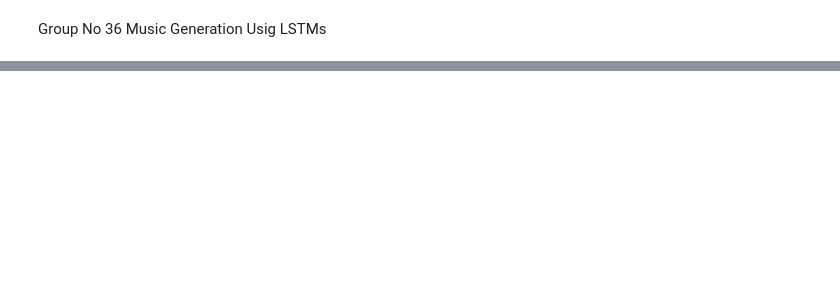
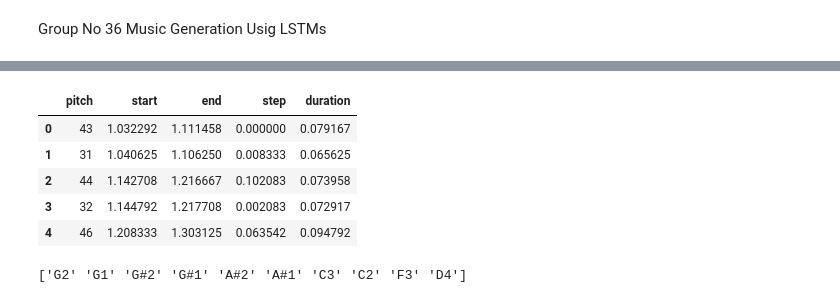
Before and after one commit to Pabasara715/MusicGeneration-AI-Project, a Jupyter notebook: Music_Generation.ipynb, the cells around one changed output, grey strips where cells are left out. Cells and saved outputs as stored; diff of their text form; code cells hidden in the pictures; blank space fills up the shorter version.

```diff
--- a/Music_Generation.ipynb
+++ b/Music_Generation.ipynb
@@ -40,0 +41,18 @@ Number of files: 0
+# %%
+# analyzing and working with a sample file
+
+sample_file = filenames[1]
+print(sample_file)
+
+pm = pretty_midi.PrettyMIDI(sample_file)
+
+print('Number of instruments:', len(pm.instruments))
+instrument = pm.instruments[0]
+instrument_name = pretty_midi.program_to_instrument_name(instrument.program)
+print('Instrument name:', instrument_name)
+
+# Extracting the notes
+for i, note in enumerate(instrument.notes[:10]):
+    note_name = pretty_midi.note_number_to_name(note.pitch)
+    duration = note.end - note.start
+    print(f'{i}: pitch={note.pitch}, note_name={note_name}, duration={duration:.4f}')
@@ -40,0 +73,59 @@ Number of files: 0
+# %%
+# Extracting the notes from the sample MIDI file
+
+def midi_to_notes(midi_file: str) -> pd.DataFrame:
+    pm = pretty_midi.PrettyMIDI(midi_file)
+    instrument = pm.instruments[0]
+    notes = collections.defaultdict(list)
+
+    # Sort the notes by start time
+    sorted_notes = sorted(instrument.notes, key=lambda note: note.start)
+    prev_start = sorted_notes[0].start
+
+    for note in sorted_notes:
+        start = note.start
+        end = note.end
+        notes['pitch'].append(note.pitch)
+        notes['start'].append(start)
+        notes['end'].append(end)
+        notes['step'].append(start - prev_start)
+        notes['duration'].append(end - start)
+        prev_start = start
+
+    return pd.DataFrame({name: np.array(value) for name, value in notes.items()})
+
+raw_notes = midi_to_notes(sample_file)
+raw_notes.head()
+# %% [output]
+|  | pitch | start | end | step | duration |
+| 0 | 43 | 1.032292 | 1.111458 | 0.000000 | 0.079167 |
+| 1 | 31 | 1.040625 | 1.106250 | 0.008333 | 0.065625 |
+| 2 | 44 | 1.142708 | 1.216667 | 0.102083 | 0.073958 |
+| 3 | 32 | 1.144792 | 1.217708 | 0.002083 | 0.072917 |
+| 4 | 46 | 1.208333 | 1.303125 | 0.063542 | 0.094792 |
+# %%
+# Converting to note names by considering the respective pitch values
+
+get_note_names = np.vectorize(pretty_midi.note_number_to_name)
+sample_note_names = get_note_names(raw_notes['pitch'])
+print(sample_note_names[:10])
+
+# Visualizing the paramaters of the muscial notes of the piano
+
+def plot_piano_roll(notes: pd.DataFrame, count: Optional[int] = None):
+    if count:
+        title = f'First {count} notes'
+    else:
+        title = f'Whole track'
+        count = len(notes['pitch'])
+
+        plt.figure(figsize=(20, 4))
+        plot_pitch = np.stack([notes['pitch'], notes['pitch']], axis=0)
+        plot_start_stop = np.stack([notes['start'], notes['end']], axis=0)
+
+        plt.plot(plot_start_stop[:, :count], plot_pitch[:, :count], color="b", marker=".")
+        plt.xlabel('Time [s]')
+        plt.ylabel('Pitch')
+        _ = plt.title(title)
+# %% [output]
+['G2' 'G1' 'G#2' 'G#1' 'A#2' 'A#1' 'C3' 'C2' 'F3' 'D4']
```
Also changed, not shown: parts of 13 cells of this notebook.
